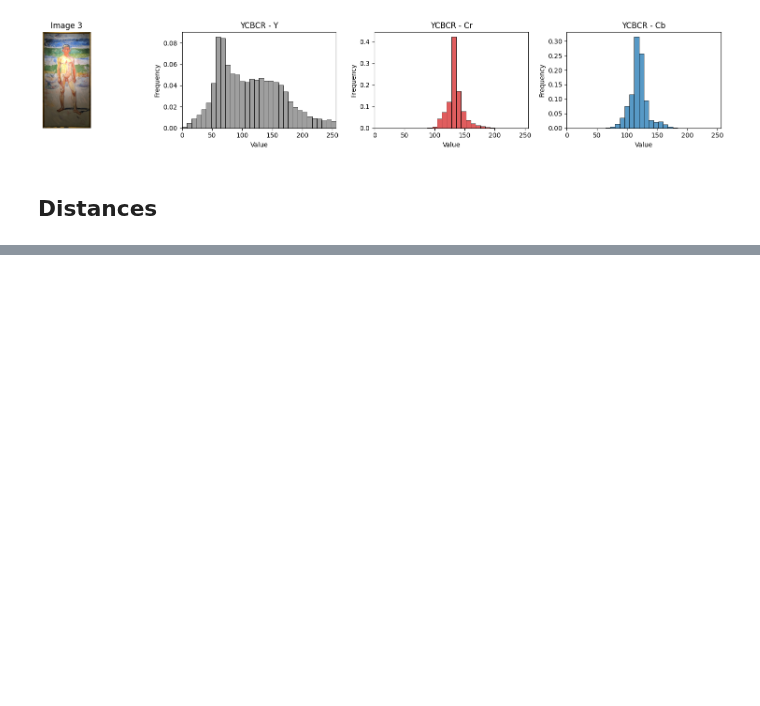
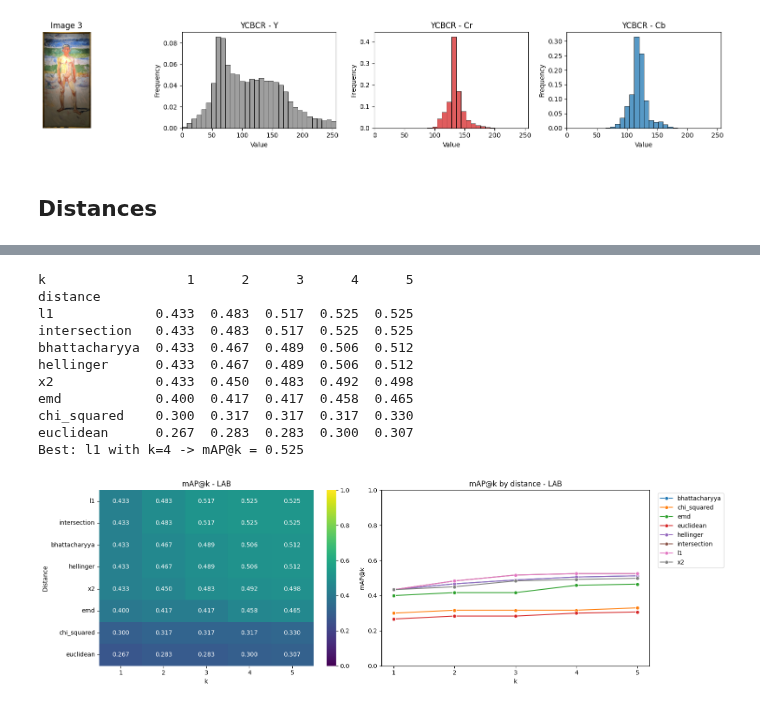
Before and after one commit to MCV-2026-C1-Project/Team-3, a Jupyter notebook: descriptors_paula.ipynb, the cells around one changed output, grey strips where cells are left out. Saved outputs shown, nothing was run; the diff lists cells and outputs as text; code cells hidden in the pictures; blank space fills up the shorter version.

```diff
--- a/descriptors_paula.ipynb
+++ b/descriptors_paula.ipynb
@@ -325,0 +302,57 @@ results
+# %%
+# Grid search: iterate over every image in df_qsd1_w1, every distance and every k
+def grid_search(descriptor):
+    results = []
+
+    for k in range(1, 6):
+        for distance in sorted(SIMILARITIES | DISTANCES):
+            for _, test_img in df_qsd1_w1.iterrows():
+                _, ap = get_similar(test_img, df_bbdd, k, descriptor, distance)
+                results.append({
+                    "k": k,
+                    "distance": distance,
+                    "image_name": test_img["image_name"],
+                    "ap": ap,
+                })
+
+    # Save the results
+    df_results = pd.DataFrame(results)
+
+    # Mean AP (mAP@k) for each distance and k
+    df_map = df_results.groupby(["distance", "k"])["ap"].mean().unstack("k")
+    df_map = df_map.sort_values(df_map.columns[-1], ascending=False)  # best distance first
+    print(df_map.round(3))
+
+    best_distance, best_k = df_map.stack().idxmax()
+    print(f"Best: {best_distance} with k={best_k} -> mAP@k = {df_map.loc[best_distance, best_k]:.3f}")
+
+    # Plot
+    fig, axes = plt.subplots(1, 2, figsize=(16, 5))
+
+    sns.heatmap(df_map, annot=True, fmt=".3f", cmap="viridis", vmin=0, vmax=1, ax=axes[0])
+    axes[0].set(title=f"mAP@k - {descriptor.upper()}", xlabel="k", ylabel="Distance")
+
+    sns.lineplot(data=df_results, x="k", y="ap", hue="distance", marker="o", errorbar=None, ax=axes[1])
+    axes[1].set(title=f"mAP@k by distance - {descriptor.upper()}", xlabel="k", ylabel="mAP@k", ylim=(0, 1))
+    axes[1].set_xticks(range(1, 6))
+    axes[1].legend(bbox_to_anchor=(1.02, 1), loc="upper left")
+
+    fig.tight_layout()
+    plt.show()
+
+    return df_map
+# %%
+lab_results = grid_search('lab')
+# %% [output]
+k                  1      2      3      4      5
+distance
+l1             0.433  0.483  0.517  0.525  0.525
+intersection   0.433  0.483  0.517  0.525  0.525
+bhattacharyya  0.433  0.467  0.489  0.506  0.512
+hellinger      0.433  0.467  0.489  0.506  0.512
+x2             0.433  0.450  0.483  0.492  0.498
+emd            0.400  0.417  0.417  0.458  0.465
+chi_squared    0.300  0.317  0.317  0.317  0.330
+euclidean      0.267  0.283  0.283  0.300  0.307
+Best: l1 with k=4 -> mAP@k = 0.525
+[figure, added]
```
Also changed, not shown: parts of 12 cells of this notebook, 2 other files.
